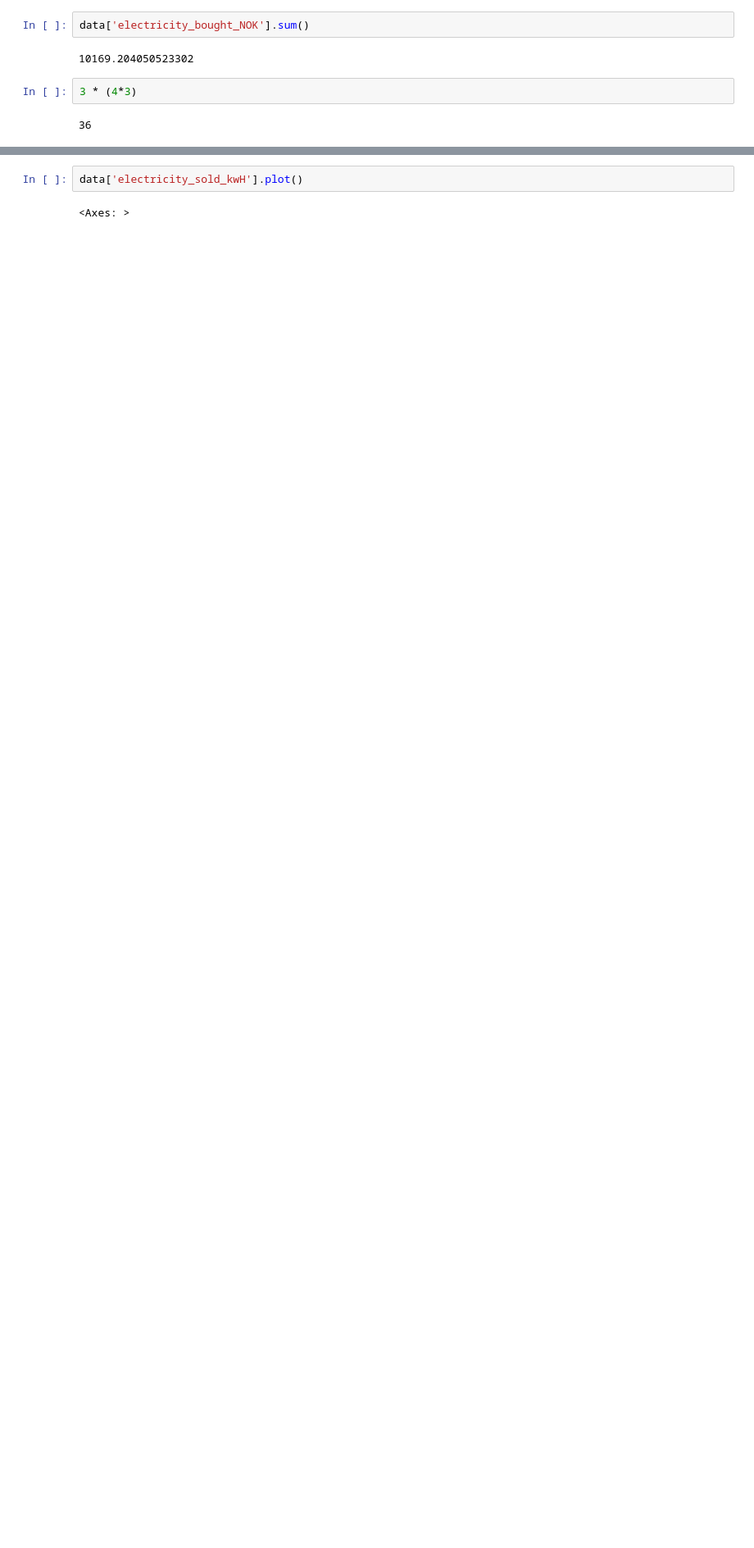
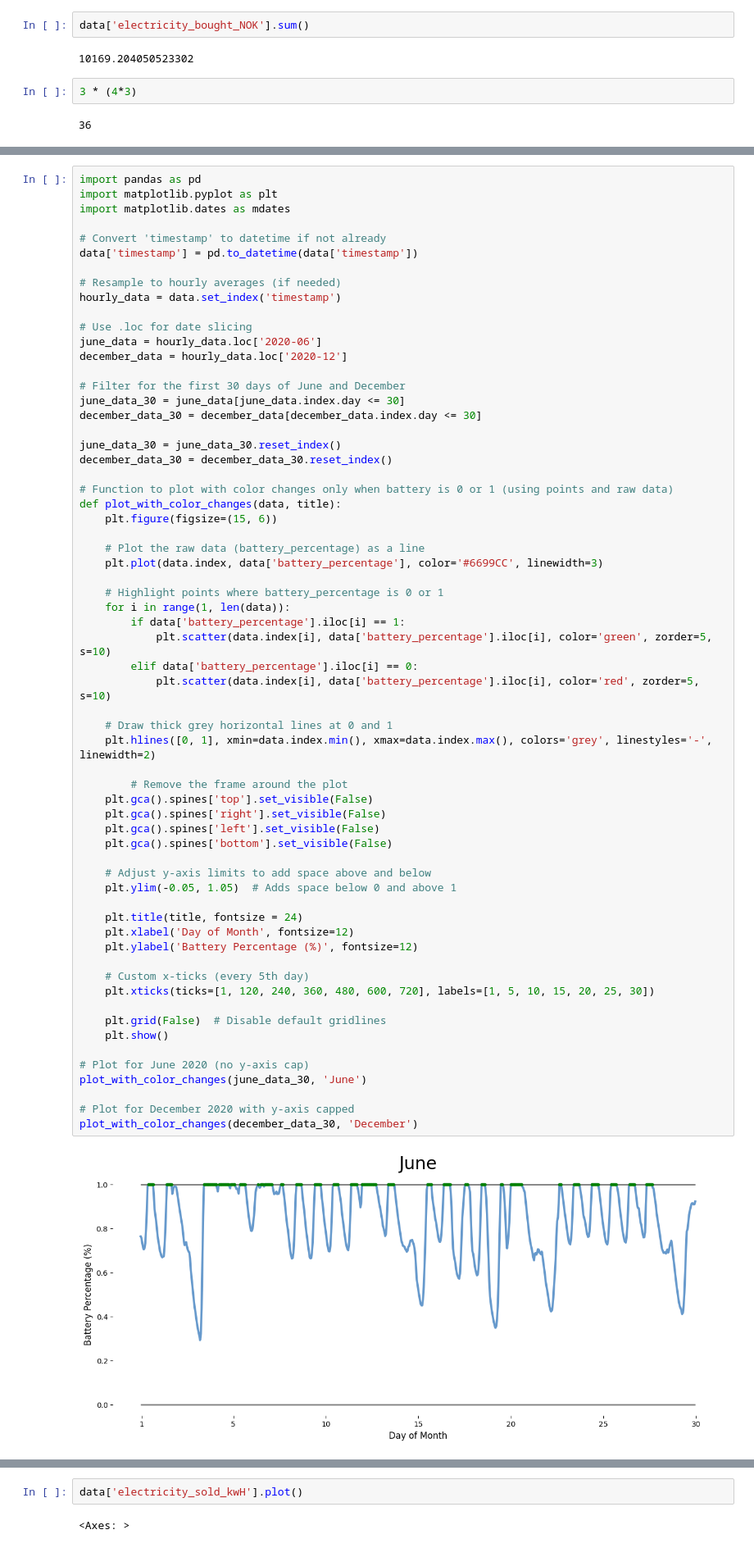
Before and after one commit to Niki827/watt_squad, a Jupyter notebook: notebooks/battery/battery.ipynb, the cells around one changed output, grey strips where cells are left out. Shown at 82% size. Cells and saved outputs as stored; diff of their text form; blank space fills up the shorter version.

```diff
--- a/notebooks/battery/battery.ipynb
+++ b/notebooks/battery/battery.ipynb
@@ -167,0 +275,65 @@ selling_electricity(500, 0.5)
+# %%
+import pandas as pd
+import matplotlib.pyplot as plt
+import matplotlib.dates as mdates
+
+# Convert 'timestamp' to datetime if not already
+data['timestamp'] = pd.to_datetime(data['timestamp'])
+
+# Resample to hourly averages (if needed)
+hourly_data = data.set_index('timestamp')
+
+# Use .loc for date slicing
+june_data = hourly_data.loc['2020-06']
+december_data = hourly_data.loc['2020-12']
+
+# Filter for the first 30 days of June and December
+june_data_30 = june_data[june_data.index.day <= 30]
+december_data_30 = december_data[december_data.index.day <= 30]
+
+june_data_30 = june_data_30.reset_index()
+december_data_30 = december_data_30.reset_index()
+
+# Function to plot with color changes only when battery is 0 or 1 (using points and raw data)
+def plot_with_color_changes(data, title):
+    plt.figure(figsize=(15, 6))
+
+    # Plot the raw data (battery_percentage) as a line
+    plt.plot(data.index, data['battery_percentage'], color='#6699CC', linewidth=3)
+
+    # Highlight points where battery_percentage is 0 or 1
+    for i in range(1, len(data)):
+        if data['battery_percentage'].iloc[i] == 1:
+            plt.scatter(data.index[i], data['battery_percentage'].iloc[i], color='green', zorder=5, s=10)
+        elif data['battery_percentage'].iloc[i] == 0:
+            plt.scatter(data.index[i], data['battery_percentage'].iloc[i], color='red', zorder=5, s=10)
+
+    # Draw thick grey horizontal lines at 0 and 1
+    plt.hlines([0, 1], xmin=data.index.min(), xmax=data.index.max(), colors='grey', linestyles='-', linewidth=2)
+
+        # Remove the frame around the plot
+    plt.gca().spines['top'].set_visible(False)
+    plt.gca().spines['right'].set_visible(False)
+    plt.gca().spines['left'].set_visible(False)
+    plt.gca().spines['bottom'].set_visible(False)
+
+    # Adjust y-axis limits to add space above and below
+    plt.ylim(-0.05, 1.05)  # Adds space below 0 and above 1
+
+    plt.title(title, fontsize = 24)
+    plt.xlabel('Day of Month', fontsize=12)
+    plt.ylabel('Battery Percentage (%)', fontsize=12)
+
+    # Custom x-ticks (every 5th day)
+    plt.xticks(ticks=[1, 120, 240, 360, 480, 600, 720], labels=[1, 5, 10, 15, 20, 25, 30])
+
+    plt.grid(False)  # Disable default gridlines
+    plt.show()
+
+# Plot for June 2020 (no y-axis cap)
+plot_with_color_changes(june_data_30, 'June')
+
+# Plot for December 2020 with y-axis capped
+plot_with_color_changes(december_data_30, 'December')
+# %% [output]
+[figure, added]
```
Also changed, not shown: parts of 5 cells of this notebook.
